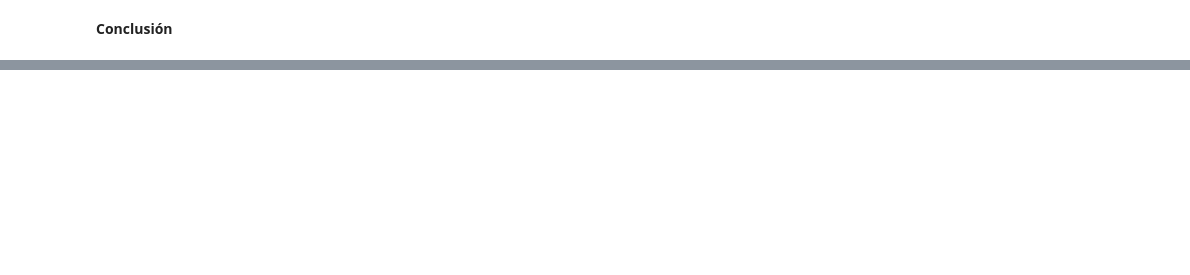
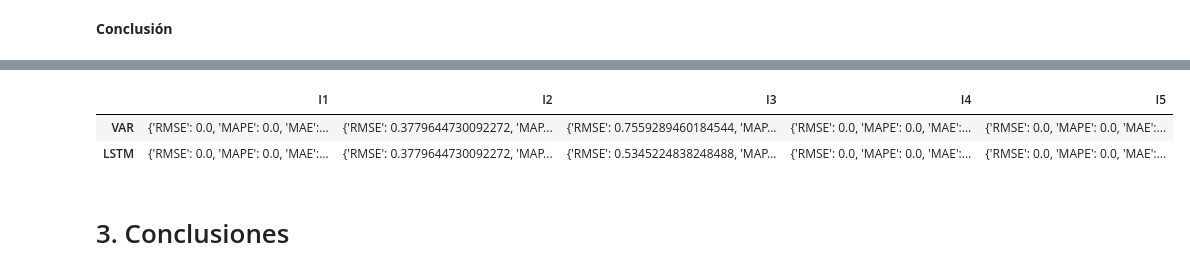
Before and after one commit to sofiamacein/TFG-Calidad-Aire-Madrid, a Jupyter notebook: TFG. CALIDAD AIRE MADRID_EDA.ipynb, the cells around one changed output, grey strips where cells are left out. Cells and saved outputs as stored; diff of their text form; code cells hidden in the pictures; blank space fills up the shorter version.

```diff
--- a/TFG. CALIDAD AIRE MADRID_EDA.ipynb
+++ b/TFG. CALIDAD AIRE MADRID_EDA.ipynb
@@ -1119,7 +1124,7 @@ for i in ['SO2','NO2','PM2.5','PM10','O3']:
     plt.rcParams["figure.figsize"] = [10,7]
     #plt.plot(train_zona1[str(i)], label='Train '+str(i))
     plt.plot(test_zona1[str(i)].values[0:7], label='Test '+str(i))
-    plt.plot(res[str(i)+'_inv_diff'].values[0:7], label='Predicted '+str(i))
+    plt.plot(res[str(i)+'_inv_diff'].values, label='Predicted '+str(i))
     plt.legend(loc='best')
     plt.show()
 # %% [output]
@@ -1152,7 +1157,7 @@ res['ICA'] = res.loc[:,'I1':'I5'].apply(indice_general,axis=1)
 # Metricas para evaluar el ajuste del modelo
 for i in ['I1','I2','I3','I4','I5']:
     print(f'Evaluation metric for {i}')
-    timeseries_evaluation_metrics_func(test_zona1[i] , res[i])
+    timeseries_evaluation_metrics_func(test_zona1[i][0:7] , res[i])
 # %% [output]
 Evaluation metric for I1
 Evaluation metric results:
@@ -1476,0 +1348,11 @@ for i in ['SO2', 'NO2', 'PM2.5', 'PM10', 'O3']:
+# %%
+# Definir el modelo LSTM
+model = Sequential()
+model.add(LSTM(50, activation='relu', input_shape=(time_steps, train_scaled.shape[1])))
+model.add(Dense(train_scaled.shape[1]))  # Capa de salida con el mismo número de características
+
+# Compilar el modelo
+model.compile(optimizer='adam', loss='mse')
+
+# Entrenar el modelo
+model.fit(X_train, y_train, epochs=10, batch_size=1, verbose=1)
@@ -1476,0 +1465,34 @@ for i in ['SO2', 'NO2', 'PM2.5', 'PM10', 'O3']:
+# %%
+# Crear un diccionario para almacenar las metricas por variable y modelo
+metrics_dict = {}
+
+# Variables a evaluar
+variables = ['I1', 'I2', 'I3', 'I4', 'I5']
+
+# Arrays de predicciones de los dos modelos
+predictions = {'VAR': res, 'LSTM': forecast_df}
+
+# Iterar sobre las variables y calcular las metricas para ambos modelos
+for i in variables:
+    for model_name, preds in predictions.items():
+        rmse = np.sqrt(metrics.mean_squared_error(test_zona1[i][0:7], preds[i]))
+        mape = mean_absolute_percentage_error_func(test_zona1[i][0:7], preds[i])
+        mae = metrics.mean_absolute_error(test_zona1[i][0:7], preds[i])
+        r2 = metrics.r2_score(test_zona1[i][0:7], preds[i])
+
+        # Almacenar las metricas en el diccionario
+        if i not in metrics_dict:
+            metrics_dict[i] = {}
+        metrics_dict[i][model_name] = {'RMSE': rmse, 'MAPE': mape, 'MAE': mae, 'R2': r2}
+
+# Crear un DataFrame para visualizar las metricas
+metrics_df = pd.DataFrame(metrics_dict)
+
+# Metricas
+metrics_df
+# %% [output]
+|  | I1 | I2 | I3 | I4 | I5 |
+| VAR | {'RMSE': 0.0, 'MAPE': 0.0, 'MAE':... | {'RMSE': 0.3779644730092272, 'MAP... | {'RMSE': 0.7559289460184544, 'MAP... | {'RMSE': 0.0, 'MAPE': 0.0, 'MAE':... | {'RMSE': 0.0, 'MAPE': 0.0, 'MAE':... |
+| LSTM | {'RMSE': 0.0, 'MAPE': 0.0, 'MAE':... | {'RMSE': 0.3779644730092272, 'MAP... | {'RMSE': 0.5345224838248488, 'MAP... | {'RMSE': 0.0, 'MAPE': 0.0, 'MAE':... | {'RMSE': 0.0, 'MAPE': 0.0, 'MAE':... |
+# %% [markdown]
+# 3. Conclusiones
```
Also changed, not shown: parts of 60 cells of this notebook.
